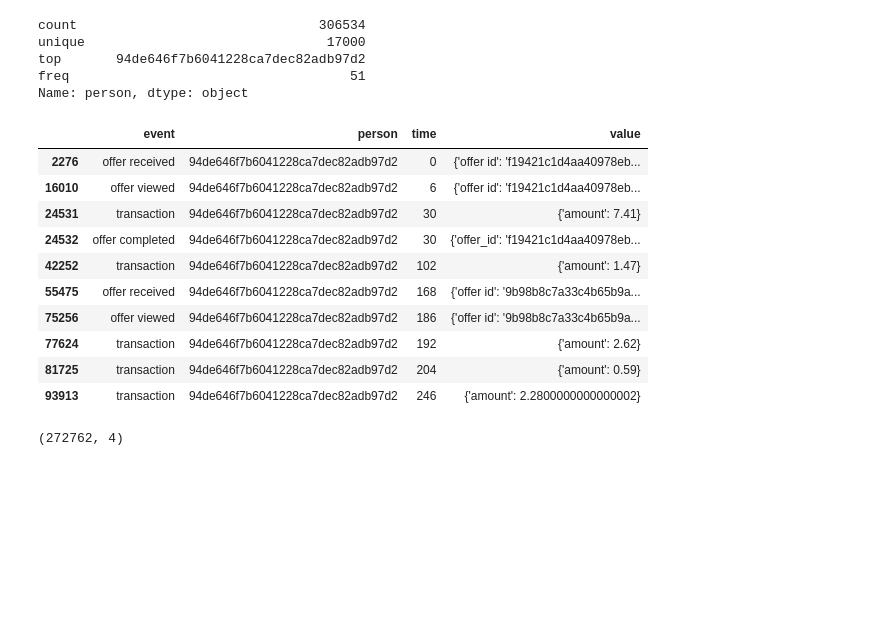
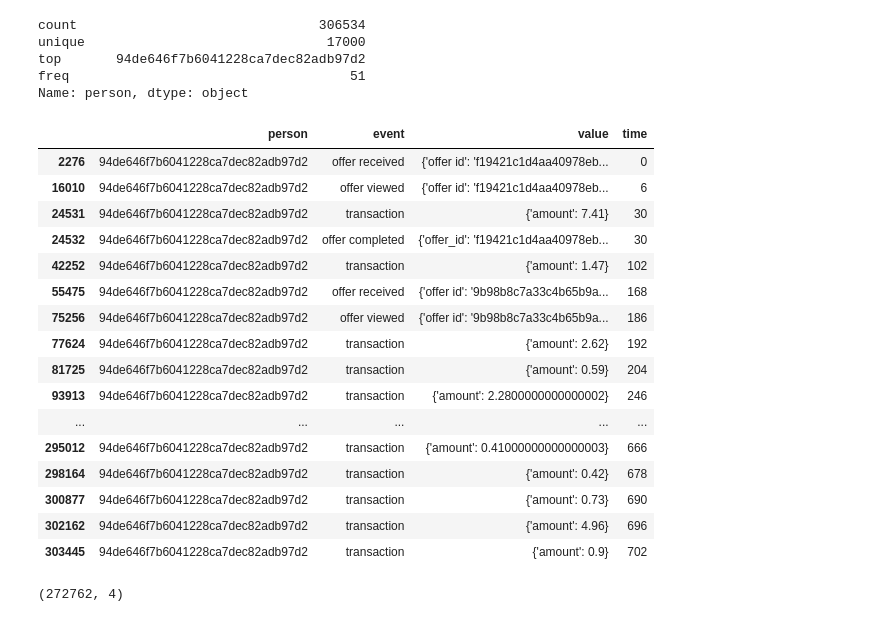
Before and after one commit to dagmaraw/Starbucks-offers, a Jupyter notebook: Starbucks_Capstone_notebook.ipynb, the cells around one changed output. Saved outputs shown, nothing was run; the diff lists cells and outputs as text; code cells hidden in the pictures; blank space fills up the shorter version.

```diff
--- a/Starbucks_Capstone_notebook.ipynb
+++ b/Starbucks_Capstone_notebook.ipynb
@@ -285,19 +283,25 @@ freq                                    51
 Name: person, dtype: object
 # %%
 # looking at the user with the most events in the transcript to get a better idea of how the offer process looks
-transcript[transcript.person=='94de646f7b6041228ca7dec82adb97d2'].head(10)
+transcript[transcript.person=='94de646f7b6041228ca7dec82adb97d2']
 # %% [output]
-|  | event | person | time | value |
-| 2276 | offer received | 94de646f7b6041228ca7dec82adb97d2 | 0 | {'offer id': 'f19421c1d4aa40978eb... |
-| 16010 | offer viewed | 94de646f7b6041228ca7dec82adb97d2 | 6 | {'offer id': 'f19421c1d4aa40978eb... |
-| 24531 | transaction | 94de646f7b6041228ca7dec82adb97d2 | 30 | {'amount': 7.41} |
-| 24532 | offer completed | 94de646f7b6041228ca7dec82adb97d2 | 30 | {'offer_id': 'f19421c1d4aa40978eb... |
-| 42252 | transaction | 94de646f7b6041228ca7dec82adb97d2 | 102 | {'amount': 1.47} |
-| 55475 | offer received | 94de646f7b6041228ca7dec82adb97d2 | 168 | {'offer id': '9b98b8c7a33c4b65b9a... |
-| 75256 | offer viewed | 94de646f7b6041228ca7dec82adb97d2 | 186 | {'offer id': '9b98b8c7a33c4b65b9a... |
-| 77624 | transaction | 94de646f7b6041228ca7dec82adb97d2 | 192 | {'amount': 2.62} |
-| 81725 | transaction | 94de646f7b6041228ca7dec82adb97d2 | 204 | {'amount': 0.59} |
-| 93913 | transaction | 94de646f7b6041228ca7dec82adb97d2 | 246 | {'amount': 2.2800000000000002} |
+|  | person | event | value | time |
+| 2276 | 94de646f7b6041228ca7dec82adb97d2 | offer received | {'offer id': 'f19421c1d4aa40978eb... | 0 |
+| 16010 | 94de646f7b6041228ca7dec82adb97d2 | offer viewed | {'offer id': 'f19421c1d4aa40978eb... | 6 |
+| 24531 | 94de646f7b6041228ca7dec82adb97d2 | transaction | {'amount': 7.41} | 30 |
+| 24532 | 94de646f7b6041228ca7dec82adb97d2 | offer completed | {'offer_id': 'f19421c1d4aa40978eb... | 30 |
+| 42252 | 94de646f7b6041228ca7dec82adb97d2 | transaction | {'amount': 1.47} | 102 |
+| 55475 | 94de646f7b6041228ca7dec82adb97d2 | offer received | {'offer id': '9b98b8c7a33c4b65b9a... | 168 |
+| 75256 | 94de646f7b6041228ca7dec82adb97d2 | offer viewed | {'offer id': '9b98b8c7a33c4b65b9a... | 186 |
+| 77624 | 94de646f7b6041228ca7dec82adb97d2 | transaction | {'amount': 2.62} | 192 |
+| 81725 | 94de646f7b6041228ca7dec82adb97d2 | transaction | {'amount': 0.59} | 204 |
+| 93913 | 94de646f7b6041228ca7dec82adb97d2 | transaction | {'amount': 2.2800000000000002} | 246 |
+| ... | ... | ... | ... | ... |
+| 295012 | 94de646f7b6041228ca7dec82adb97d2 | transaction | {'amount': 0.41000000000000003} | 666 |
+| 298164 | 94de646f7b6041228ca7dec82adb97d2 | transaction | {'amount': 0.42} | 678 |
+| 300877 | 94de646f7b6041228ca7dec82adb97d2 | transaction | {'amount': 0.73} | 690 |
+| 302162 | 94de646f7b6041228ca7dec82adb97d2 | transaction | {'amount': 4.96} | 696 |
+| 303445 | 94de646f7b6041228ca7dec82adb97d2 | transaction | {'amount': 0.9} | 702 |
 # %%
 # As mentioned before, delete transactions for users with missing info in profile datasest
 
```
Also changed, not shown: parts of 204 cells of this notebook, 1 other file.
